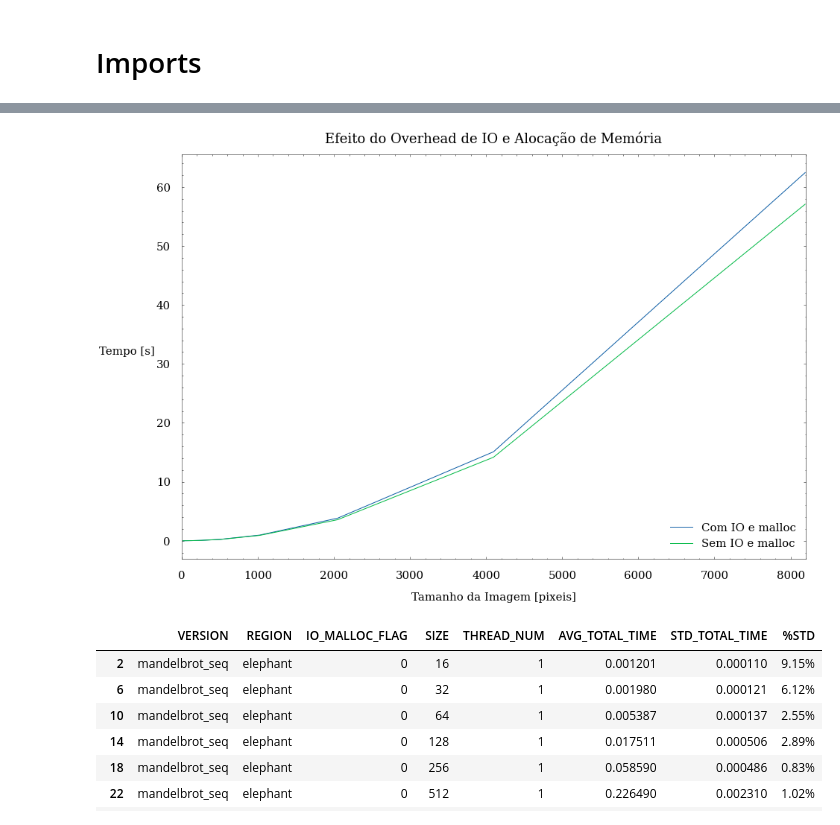
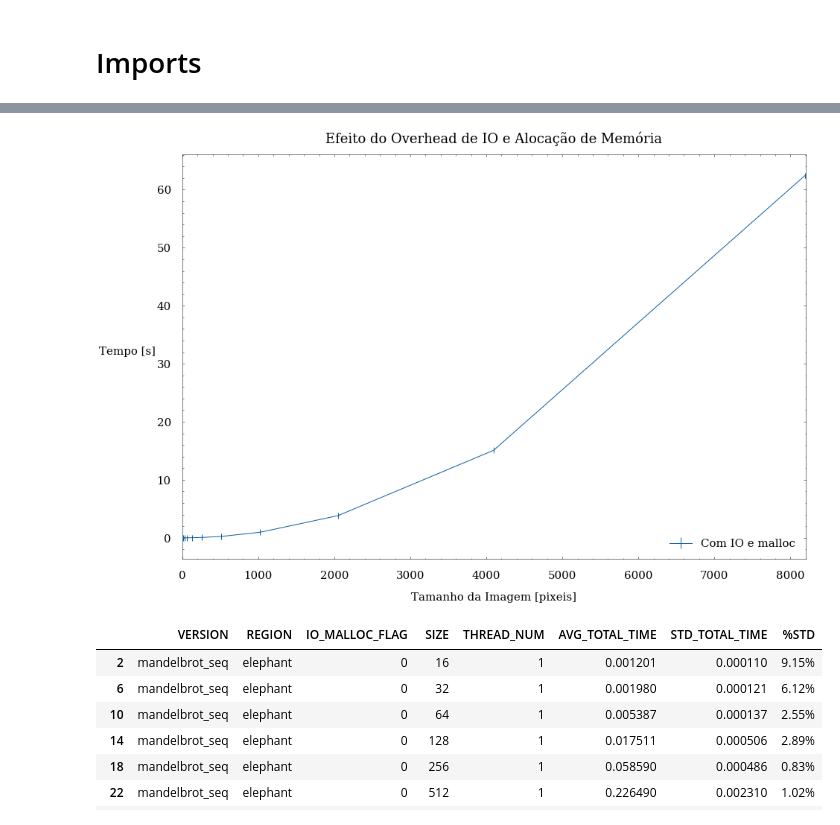
Before and after one commit to welberthdouglas/MAC0219-5742-EP1, a Jupyter notebook: src/Analysis.ipynb, the cells around one changed output, grey strips where cells are left out. Cells and saved outputs as stored; diff of their text form; code cells hidden in the pictures.

```diff
--- a/src/Analysis.ipynb
+++ b/src/Analysis.ipynb
@@ -31,16 +57,16 @@ res = pd.read_csv("experiments.csv")
 f = res.query("VERSION == 'mandelbrot_seq' and REGION == 'elephant'")
 # %%
 fig,ax = plt.subplots(figsize=(15,10));
-ax.plot(f.query("IO_MALLOC_FLAG == 1").SIZE,f.query("IO_MALLOC_FLAG == 1").AVG_TOTAL_TIME, label="Com IO e malloc"); #,'k--',dashes=[10,8]
-ax.plot(f.query("IO_MALLOC_FLAG == 0").SIZE,f.query("IO_MALLOC_FLAG == 0").AVG_TOTAL_TIME, label="Sem IO e malloc");
+ax.errorbar(f.query("IO_MALLOC_FLAG == 1").SIZE,f.query("IO_MALLOC_FLAG == 1").AVG_TOTAL_TIME,yerr=0.5 ,label="Com IO e malloc"); #,'k--',dashes=[10,8]
+#ax.plot(f.query("IO_MALLOC_FLAG == 0").SIZE,f.query("IO_MALLOC_FLAG == 0").AVG_TOTAL_TIME, label="Sem IO e malloc");
 ax.set_title("Efeito do Overhead de IO e Alocação de Memória",fontsize=18, pad = 15);
 ax.set_xlabel('Tamanho da Imagem [pixeis]', fontsize=15, labelpad = 15);
 ax.set_ylabel('Tempo [s]', fontsize=15, rotation = 0, labelpad = 40);
 ax.tick_params(axis='both', which='major', labelsize=15, pad=15);
 ax.legend(loc='lower right',fontsize=15);
 ax.set_xlim([0,8200]);
 # %% [output]
-[figure, old version]
+[figure, new version]
 # %%
 f
 # %% [output]
```
Also changed, not shown: parts of 7 cells of this notebook, 1 other file.
